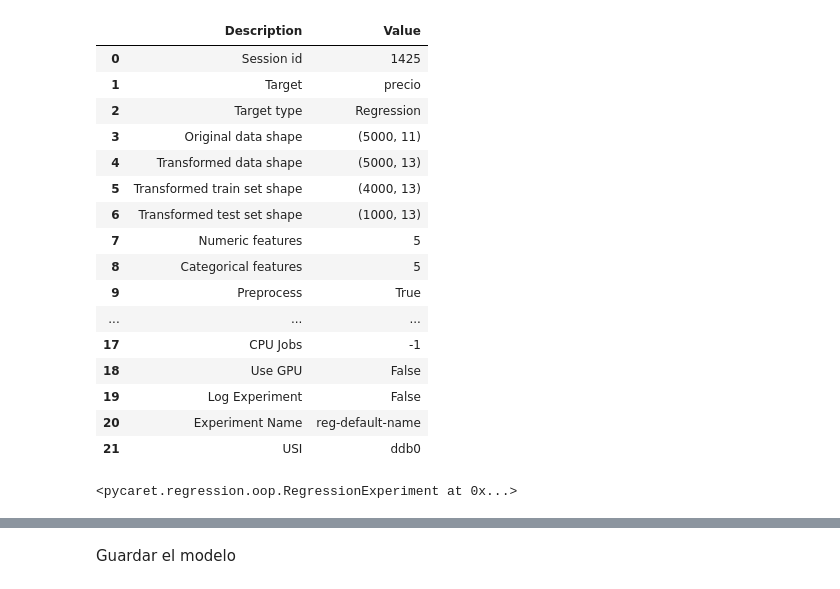
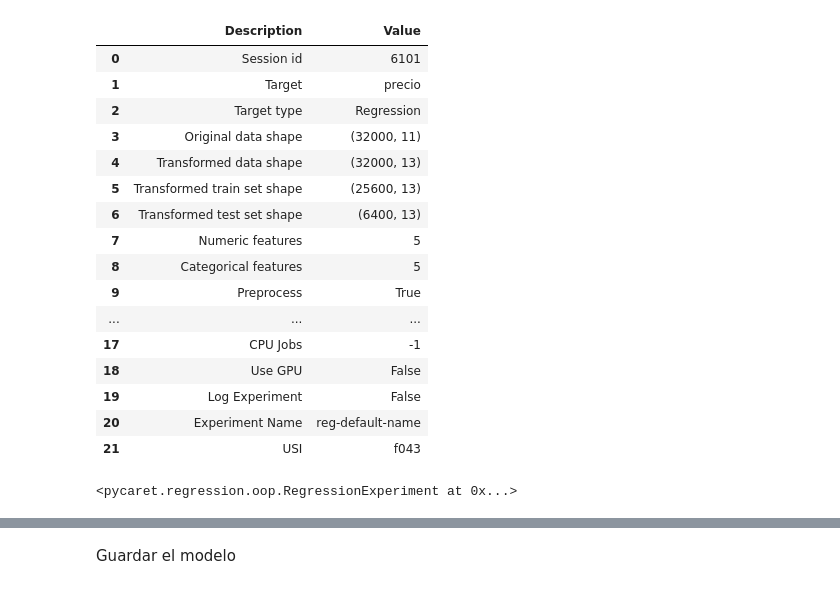
Before and after one commit to AlexHernande2/IA_proyecto, a Jupyter notebook: src/ia.ipynb, the cells around one changed output, grey strips where cells are left out. Saved outputs shown, nothing was run; the diff lists cells and outputs as text; code cells hidden in the pictures.

```diff
--- a/src/ia.ipynb
+++ b/src/ia.ipynb
@@ -1,19 +1,19 @@
 # %%
 import pandas as pd
 from pycaret.regression import *
 
 
-data = pd.read_csv("C:/Users/edwin/OneDrive - Universidad de Boyacá/Escritorio/IA_proyecto/Datos.csv", sep=';')
+data = pd.read_csv("C:/Users/edwin/OneDrive - Universidad de Boyacá/Escritorio/IA_proyecto/DatosC.csv", sep=';')
 setup(data, target='precio',  train_size=0.8)
 # %% [output]
 |  | Description | Value |
-| 0 | Session id | 1425 |
+| 0 | Session id | 6101 |
 | 1 | Target | precio |
 | 2 | Target type | Regression |
-| 3 | Original data shape | (5000, 11) |
-| 4 | Transformed data shape | (5000, 13) |
-| 5 | Transformed train set shape | (4000, 13) |
-| 6 | Transformed test set shape | (1000, 13) |
+| 3 | Original data shape | (32000, 11) |
+| 4 | Transformed data shape | (32000, 13) |
+| 5 | Transformed train set shape | (25600, 13) |
+| 6 | Transformed test set shape | (6400, 13) |
 | 7 | Numeric features | 5 |
 | 8 | Categorical features | 5 |
 | 9 | Preprocess | True |
@@ -22,7 +22,7 @@ setup(data, target='precio',  train_size=0.8)
 | 18 | Use GPU | False |
 | 19 | Log Experiment | False |
 | 20 | Experiment Name | reg-default-name |
-| 21 | USI | ddb0 |
+| 21 | USI | f043 |
 <pycaret.regression.oop.RegressionExperiment at 0x...>
 # %%
 from pycaret.regression import compare_models, pull
```
Also changed, not shown: parts of 5 cells of this notebook, 5 other files.
